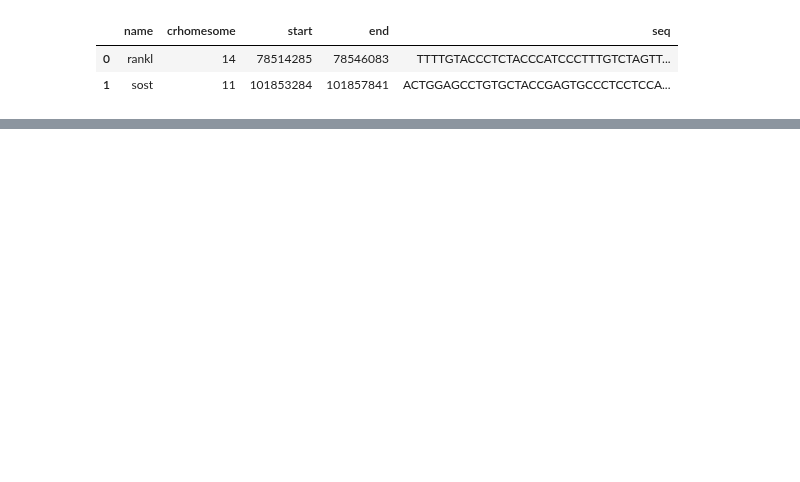
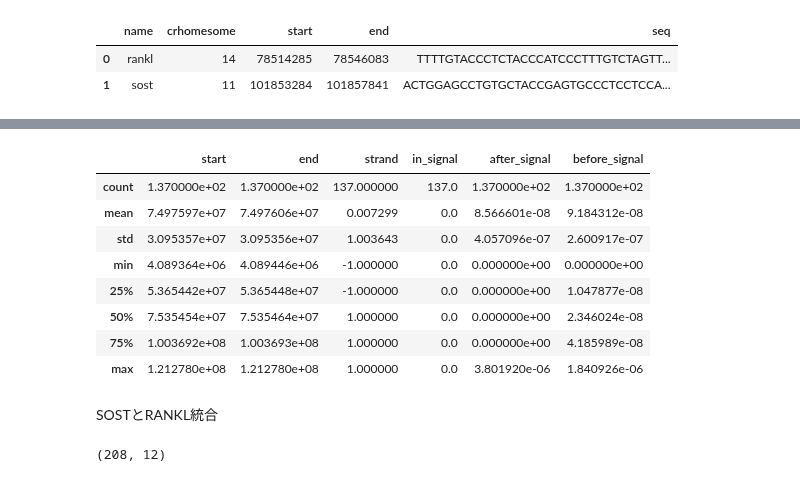
Before and after one commit to uehiratakumu/VScode, a Jupyter notebook: blast_test/matching.ipynb, the cells around one changed output, grey strips where cells are left out. Cells and saved outputs as stored; diff of their text form; code cells hidden in the pictures; blank space fills up the shorter version.

```diff
--- a/blast_test/matching.ipynb
+++ b/blast_test/matching.ipynb
@@ -37,0 +163,25 @@ miRNA[miRNA["chromosome"]== mRNA["crhomesome"][1]][miRNA["start"] < mRNA["end"][
+# %%
+miRNA_sost["in_signal"] = 0
+miRNA_sost["in_signal"][miRNA_sost["start"] > signal["start"][1]][miRNA_sost["end"]<signal["end"][1] ] = 1
+miRNA_sost["after_signal"] = 0
+miRNA_sost["after_signal"][miRNA_sost["start"] > signal["end"][1]] = 1/(miRNA_sost["start"] - signal["end"][1])
+miRNA_sost["before_signal"] = 0
+miRNA_sost["before_signal"][miRNA_sost["end"] < signal["start"][1]] = 1/(signal["start"][1] - miRNA_sost["end"])
+miRNA_sost.describe()
+# %% [output]
+|  | start | end | strand | in_signal | after_signal | before_signal |
+| count | 1.370000e+02 | 1.370000e+02 | 137.000000 | 137.0 | 1.370000e+02 | 1.370000e+02 |
+| mean | 7.497597e+07 | 7.497606e+07 | 0.007299 | 0.0 | 8.566601e-08 | 9.184312e-08 |
+| std | 3.095357e+07 | 3.095356e+07 | 1.003643 | 0.0 | 4.057096e-07 | 2.600917e-07 |
+| min | 4.089364e+06 | 4.089446e+06 | -1.000000 | 0.0 | 0.000000e+00 | 0.000000e+00 |
+| 25% | 5.365442e+07 | 5.365448e+07 | -1.000000 | 0.0 | 0.000000e+00 | 1.047877e-08 |
+| 50% | 7.535454e+07 | 7.535464e+07 | 1.000000 | 0.0 | 0.000000e+00 | 2.346024e-08 |
+| 75% | 1.003692e+08 | 1.003693e+08 | 1.000000 | 0.0 | 0.000000e+00 | 4.185989e-08 |
+| max | 1.212780e+08 | 1.212780e+08 | 1.000000 | 0.0 | 3.801920e-06 | 1.840926e-06 |
+# %% [markdown]
+SOSTとRANKL統合
+# %%
+miRNA_result = pd.concat([miRNA_rankl,miRNA_sost],axis=0)
+miRNA_result.shape
+# %% [output]
+(208, 12)
```
Also changed, not shown: parts of 14 cells of this notebook, 7 other files.
